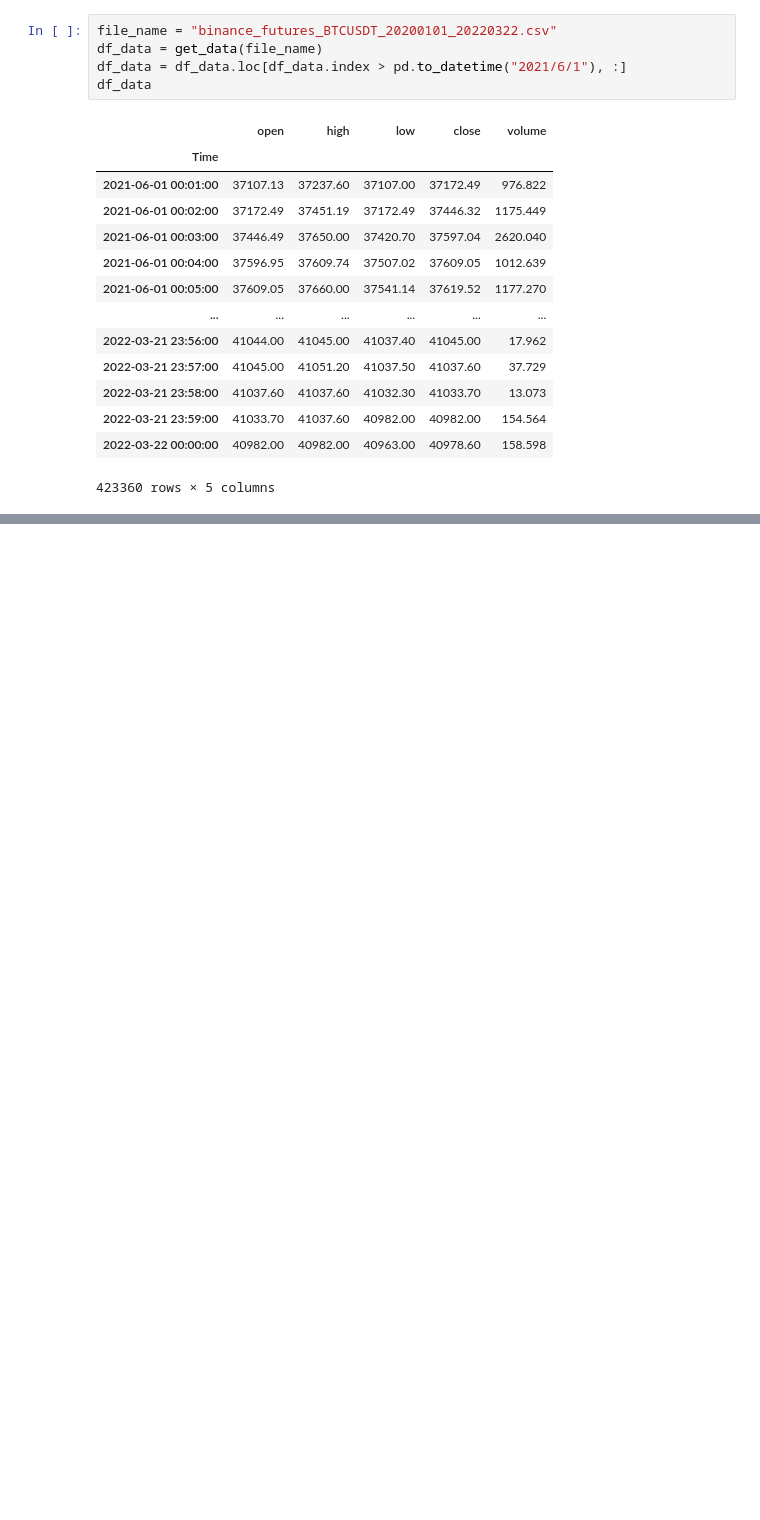
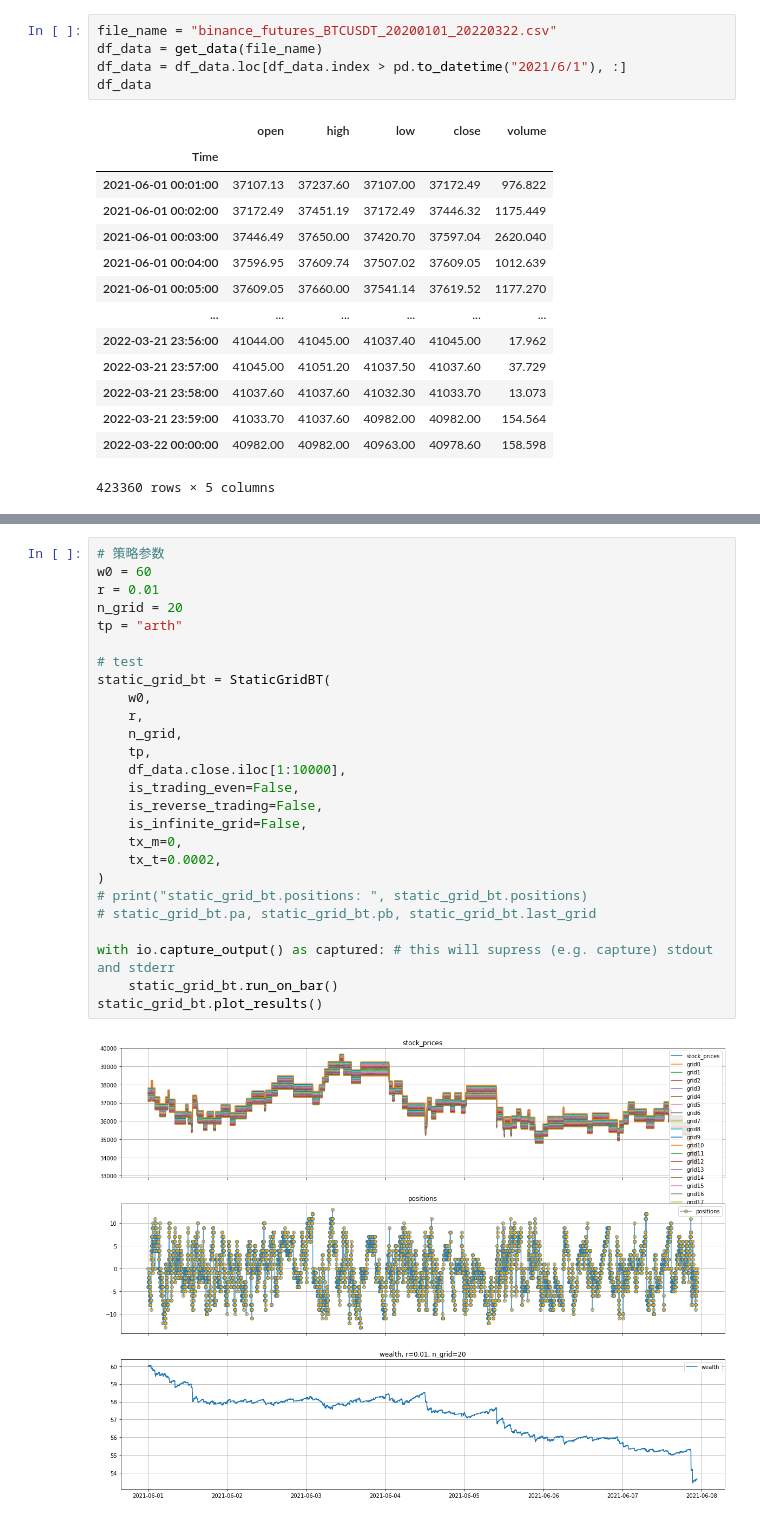
Before and after one commit to June911/GridTradingBacktest, a Jupyter notebook: grid_trading_infin.ipynb, the cells around one changed output, grey strips where cells are left out. Drawn from its saved outputs; the diff is of its cells as text; blank space fills up the shorter version.

```diff
--- a/grid_trading_infin.ipynb
+++ b/grid_trading_infin.ipynb
@@ -122,0 +97,28 @@ current_grid: [ 7.  8.  9. 10. 11. 12. 13.]
+# %%
+# 策略参数
+w0 = 60
+r = 0.01
+n_grid = 20
+tp = "arth"
+
+# test
+static_grid_bt = StaticGridBT(
+    w0,
+    r,
+    n_grid,
+    tp,
+    df_data.close.iloc[1:10000],
+    is_trading_even=False,
+    is_reverse_trading=False,
+    is_infinite_grid=False,
+    tx_m=0,
+    tx_t=0.0002,
+)
+# print("static_grid_bt.positions: ", static_grid_bt.positions)
+# static_grid_bt.pa, static_grid_bt.pb, static_grid_bt.last_grid
+
+with io.capture_output() as captured: # this will supress (e.g. capture) stdout and stderr
+    static_grid_bt.run_on_bar()
+static_grid_bt.plot_results()
+# %% [output]
+[figure, added]
```
Also changed, not shown: parts of 6 cells of this notebook, 4 other files.
